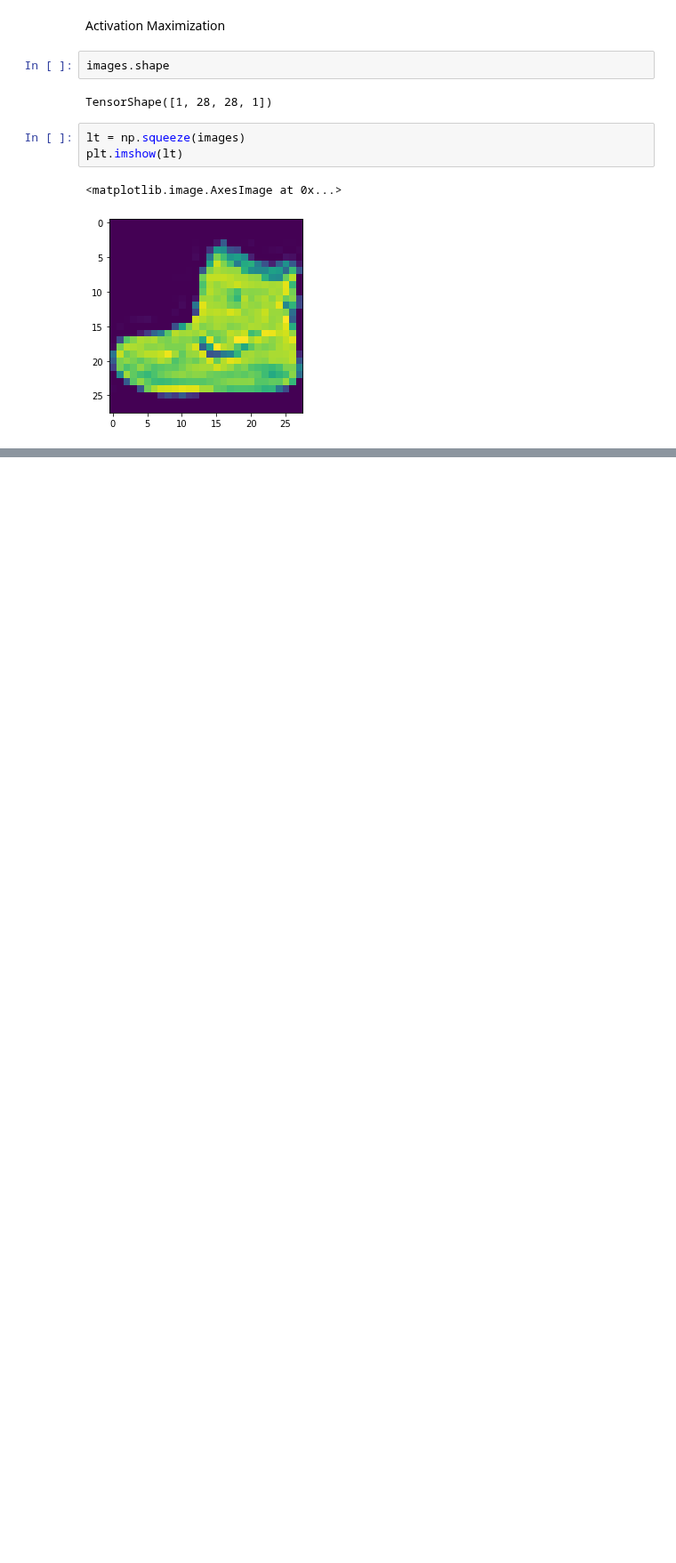
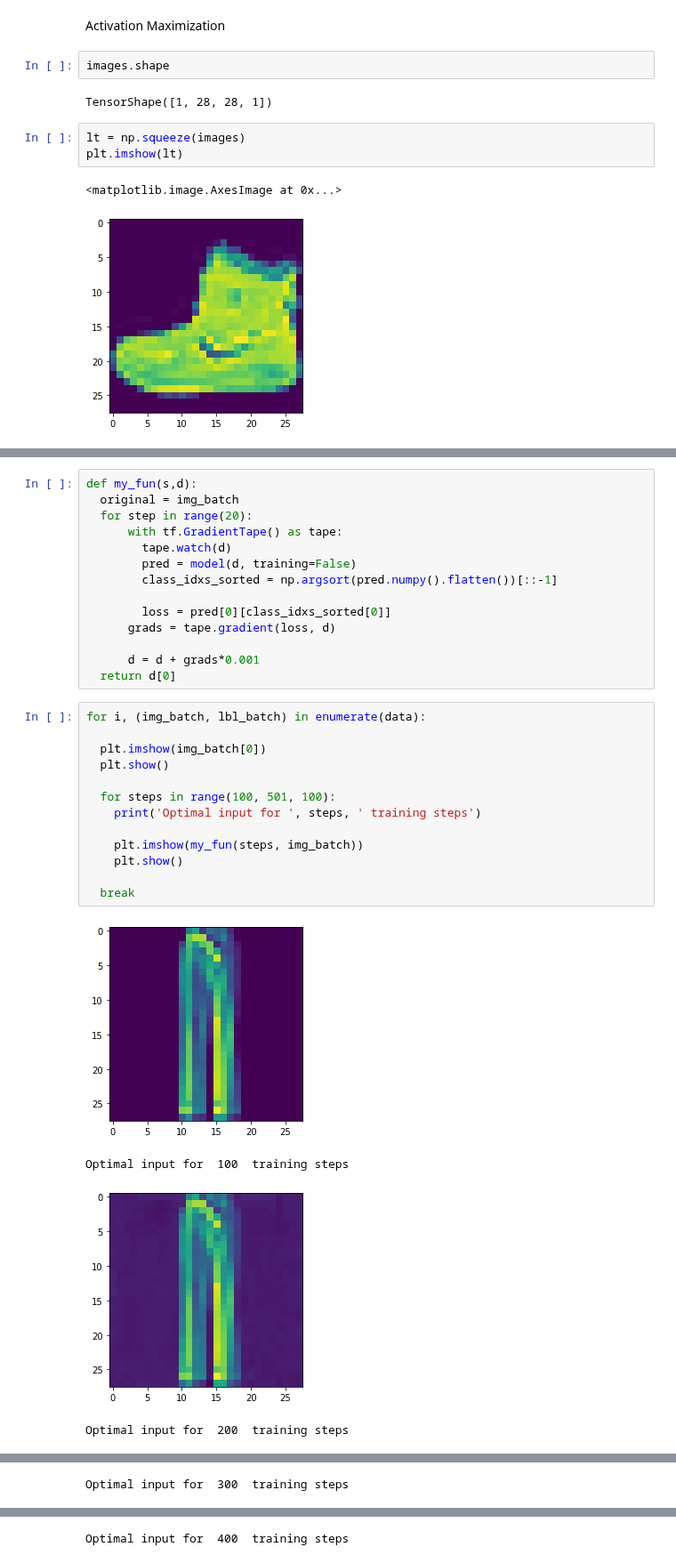
Before and after one commit to BlackCurrantDS/DeepLearning, a Jupyter notebook: IDL_Assignment11_based_on9.ipynb, the cells around one changed output, grey strips where cells are left out. Shown at 89% size. Cells and saved outputs as stored; diff of their text form; blank space fills up the shorter version.

```diff
--- a/IDL_Assignment11_based_on9.ipynb
+++ b/IDL_Assignment11_based_on9.ipynb
@@ -219,3 +235,35 @@ Original image
 [figure]
 Optimal image
 [figure]
+# %%
+def my_fun(s,d):
+  original = img_batch
+  for step in range(20):
+      with tf.GradientTape() as tape:
+        tape.watch(d)
+        pred = model(d, training=False)
+        class_idxs_sorted = np.argsort(pred.numpy().flatten())[::-1]
+
+        loss = pred[0][class_idxs_sorted[0]]
+      grads = tape.gradient(loss, d)
+
+      d = d + grads*0.001
+  return d[0]
+# %%
+for i, (img_batch, lbl_batch) in enumerate(data):
+
+  plt.imshow(img_batch[0])
+  plt.show()
+
+  for steps in range(100, 501, 100):
+    print('Optimal input for ', steps, ' training steps')
+
+    plt.imshow(my_fun(steps, img_batch))
+    plt.show()
+
+  break
+# %% [output]
+[figure, added]
+Optimal input for  100  training steps
+[figure, added]
+Optimal input for  200  training steps
@@ -221,0 +271 @@ Optimal image
+Optimal input for  300  training steps
@@ -221,0 +273 @@ Optimal image
+Optimal input for  400  training steps
```
Also changed, not shown: parts of 5 cells of this notebook.
